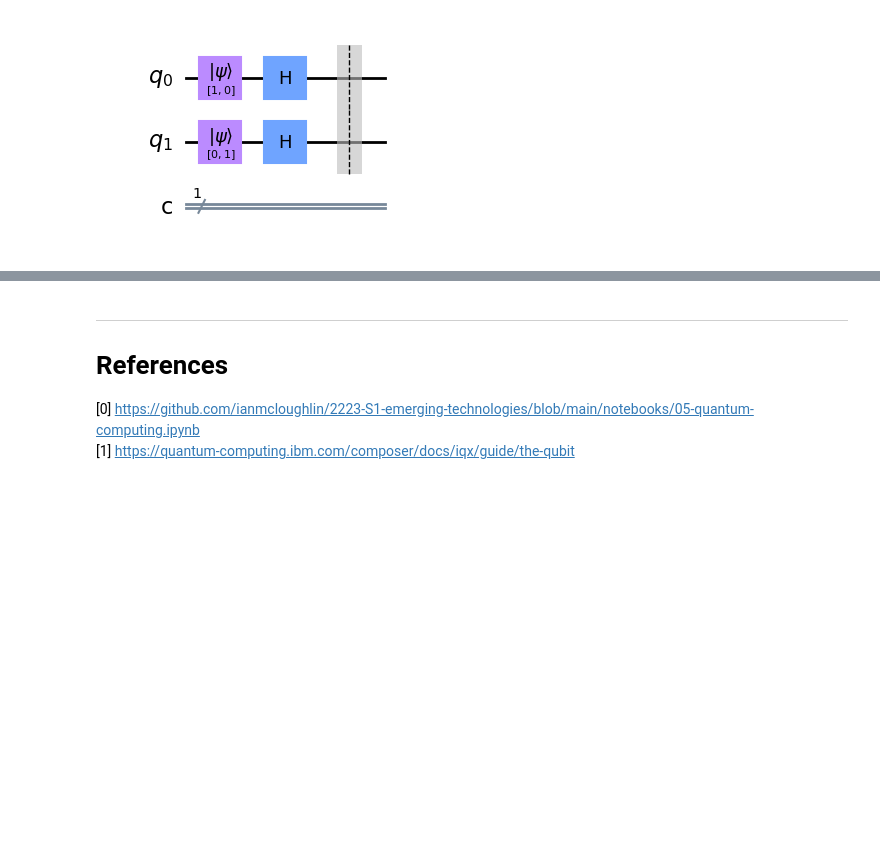
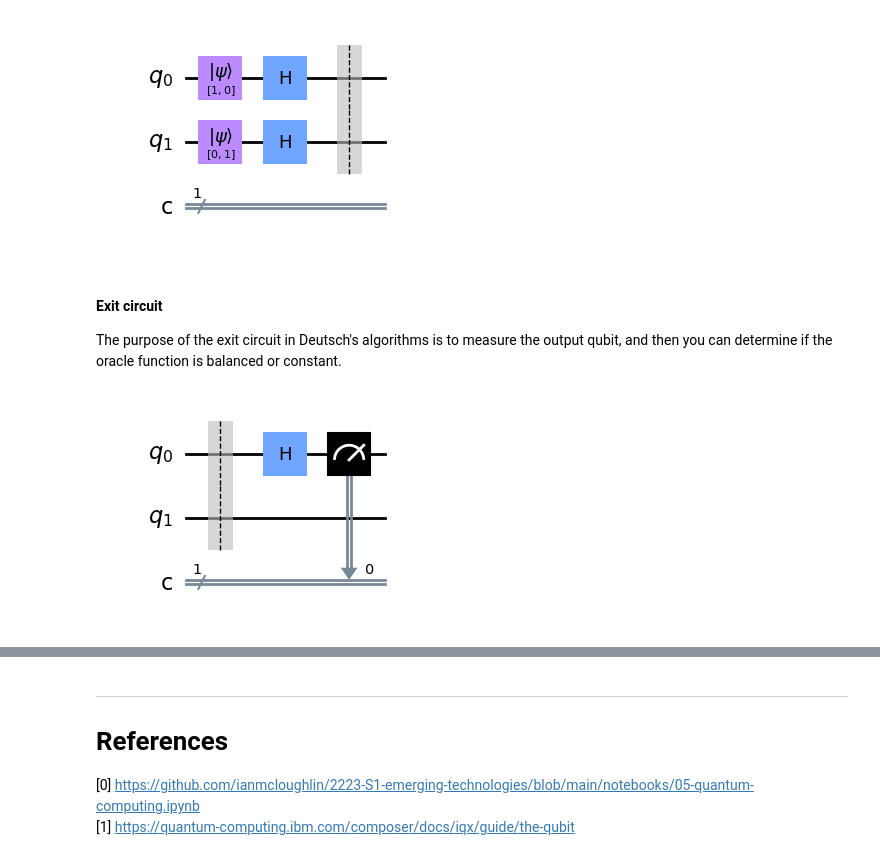
Before and after one commit to G00378925/emerging-technologies, a Jupyter notebook: notebooks/05-quantum-computing.ipynb, the cells around one changed output, grey strips where cells are left out. Cells and saved outputs as stored; diff of their text form; code cells hidden in the pictures; blank space fills up the shorter version.

Commit message:
Can now determine if an oracle is constant or balanced

```diff
--- a/notebooks/05-quantum-computing.ipynb
+++ b/notebooks/05-quantum-computing.ipynb
@@ -301,3 +307,19 @@ entry_circuit.barrier()
 entry_circuit.draw(output='mpl')
 # %% [output]
 [figure]
+# %% [markdown]
+#### Exit circuit
+The purpose of the exit circuit in Deutsch's algorithms is to measure the output qubit, and then you can determine if the oracle function is balanced or constant.
+# %%
+exit_circuit = qiskit.QuantumCircuit(2, 1)  # 2 qubits and 1 classical
+
+exit_circuit.barrier()
+
+# Apply Hadamard gate to qubit 0
+# putting it into a superposition
+exit_circuit.h(0)
+
+exit_circuit.measure(0, 0)
+exit_circuit.draw(output="mpl")
+# %% [output]
+[figure, added]
```
Also changed, not shown: parts of 18 cells of this notebook.
